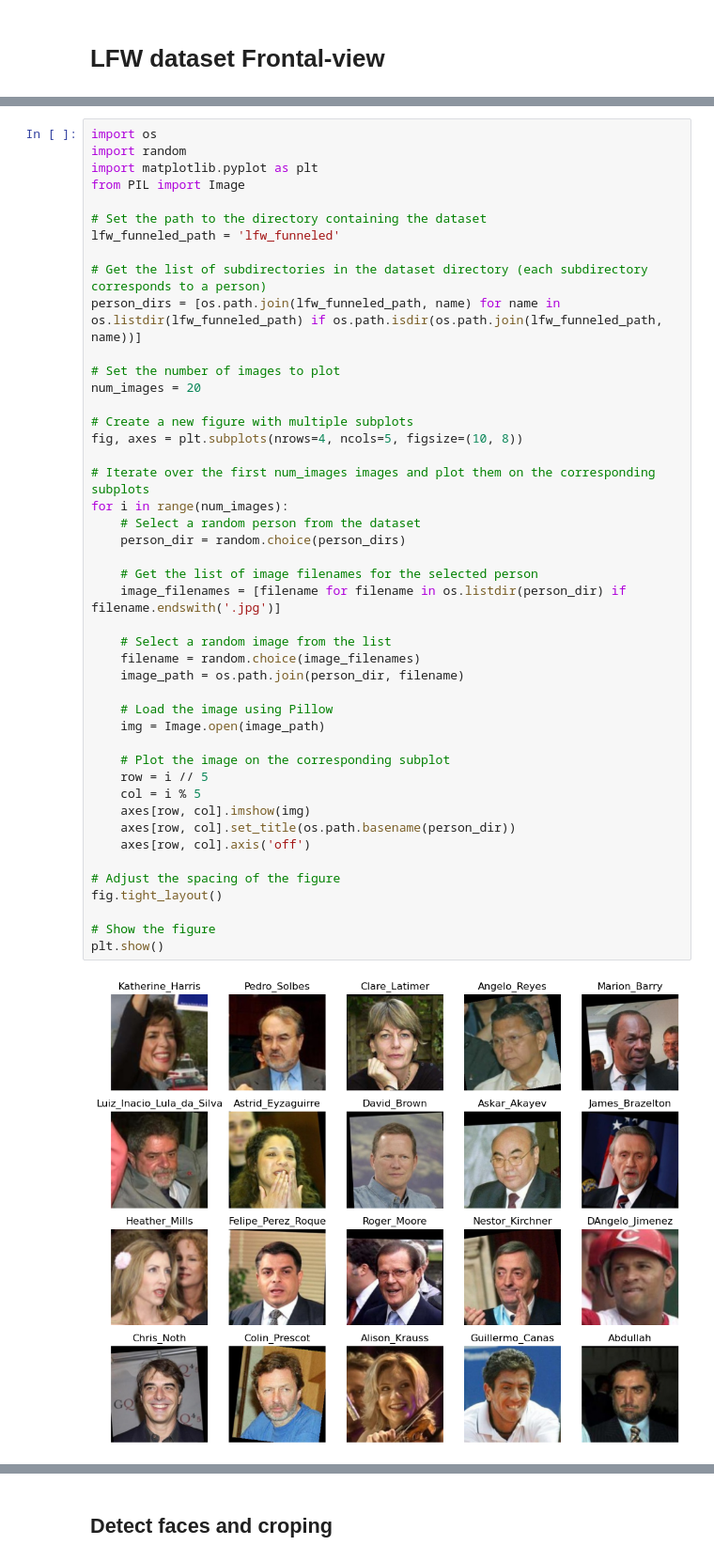
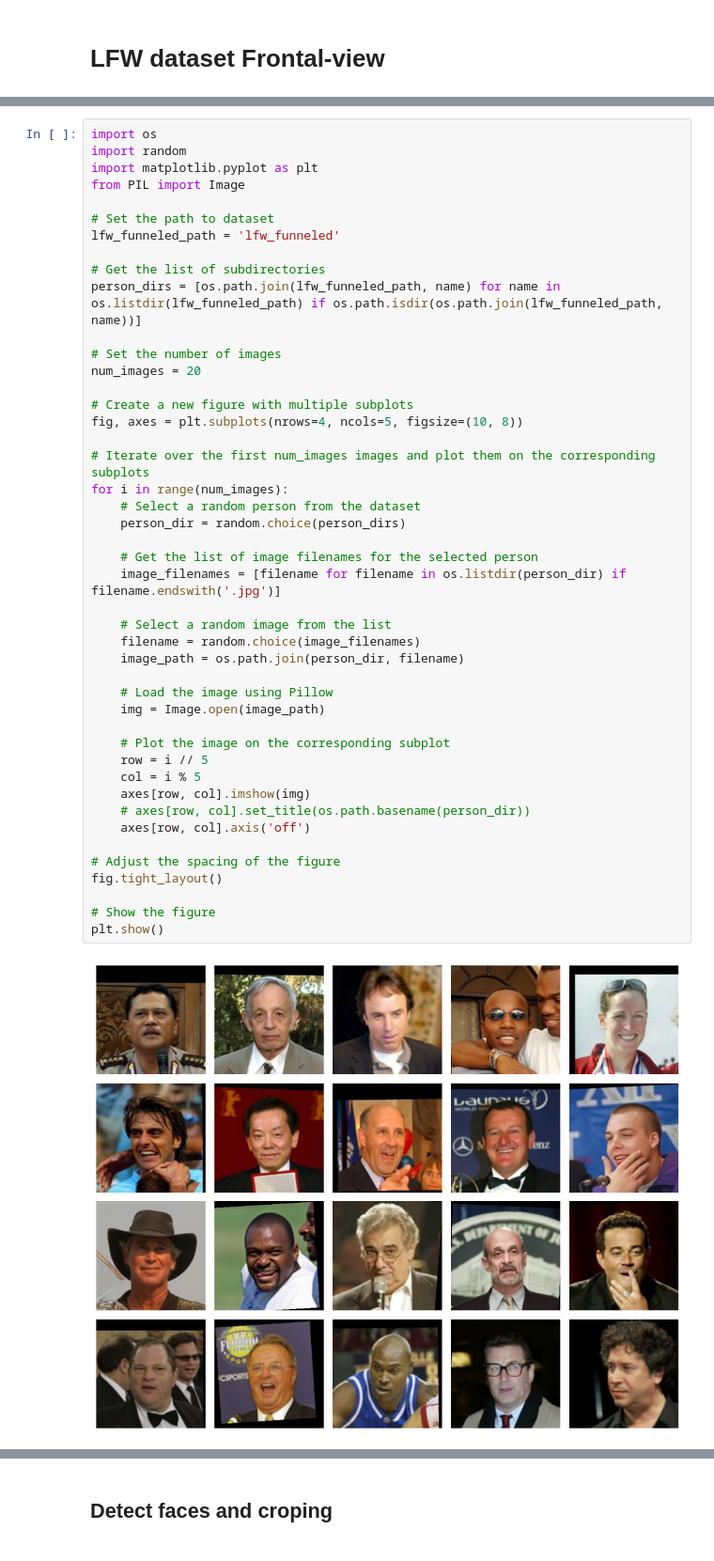
Before and after one commit to NIZE0000/MyResearch, a Jupyter notebook: Prepare_dataset_FWL.ipynb, the cells around one changed output, grey strips where cells are left out. Shown at 94% size. Cells and saved outputs as stored; diff of their text form.

```diff
--- a/Prepare_dataset_FWL.ipynb
+++ b/Prepare_dataset_FWL.ipynb
@@ -6,44 +8,44 @@ import random
 import matplotlib.pyplot as plt
 from PIL import Image
 
-# Set the path to the directory containing the dataset
+# Set the path to dataset
 lfw_funneled_path = 'lfw_funneled'
 
-# Get the list of subdirectories in the dataset directory (each subdirectory corresponds to a person)
+# Get the list of subdirectories
 person_dirs = [os.path.join(lfw_funneled_path, name) for name in os.listdir(lfw_funneled_path) if os.path.isdir(os.path.join(lfw_funneled_path, name))]
 
-# Set the number of images to plot
+# Set the number of images
 num_images = 20
 
 # Create a new figure with multiple subplots
 fig, axes = plt.subplots(nrows=4, ncols=5, figsize=(10, 8))
 
 # Iterate over the first num_images images and plot them on the corresponding subplots
 for i in range(num_images):
     # Select a random person from the dataset
     person_dir = random.choice(person_dirs)
 
     # Get the list of image filenames for the selected person
     image_filenames = [filename for filename in os.listdir(person_dir) if filename.endswith('.jpg')]
 
     # Select a random image from the list
     filename = random.choice(image_filenames)
     image_path = os.path.join(person_dir, filename)
 
     # Load the image using Pillow
     img = Image.open(image_path)
 
     # Plot the image on the corresponding subplot
     row = i // 5
     col = i % 5
     axes[row, col].imshow(img)
-    axes[row, col].set_title(os.path.basename(person_dir))
+    # axes[row, col].set_title(os.path.basename(person_dir))
     axes[row, col].axis('off')
 
 # Adjust the spacing of the figure
 fig.tight_layout()
 
 # Show the figure
 plt.show()
 # %% [output]
-[figure, old version]
+[figure, new version]
```
Also changed, not shown: parts of 4 cells of this notebook, 5 other files.
